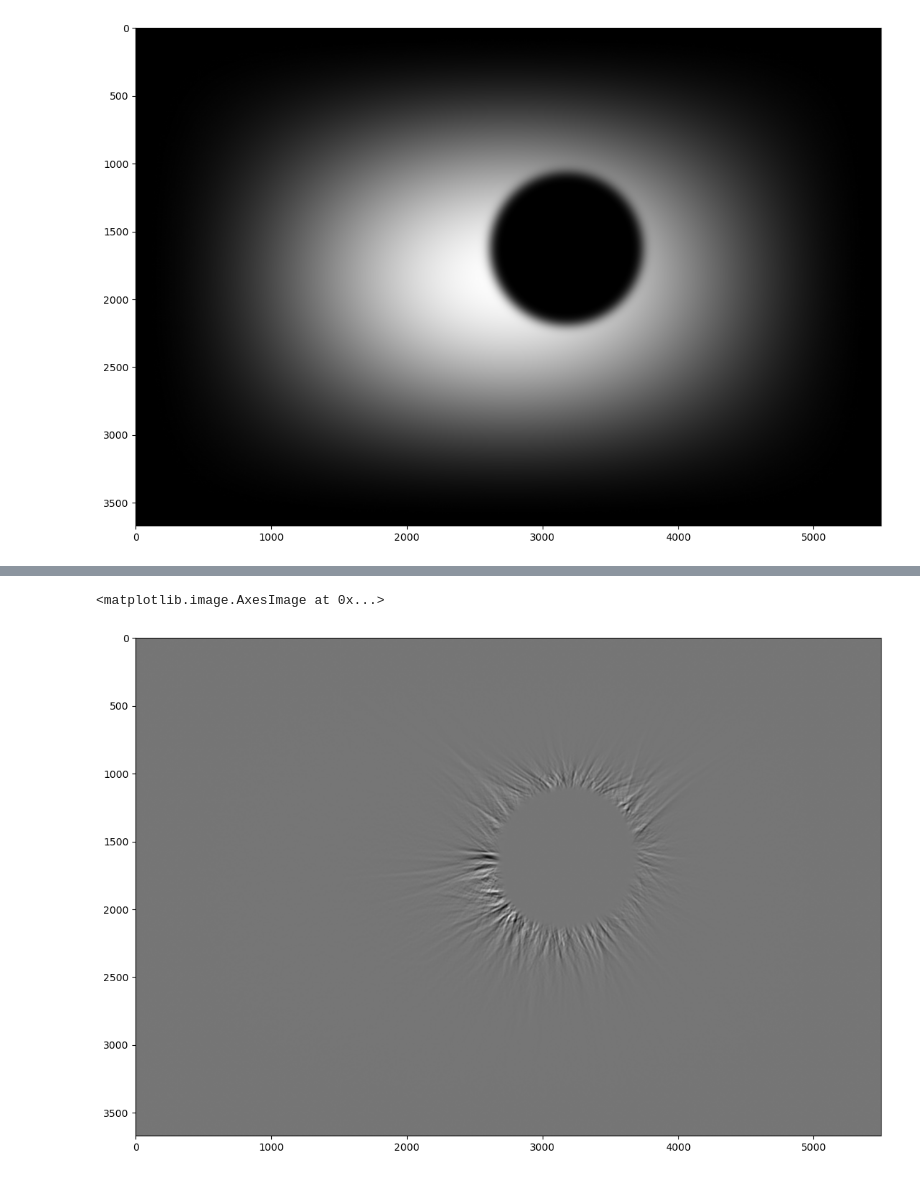
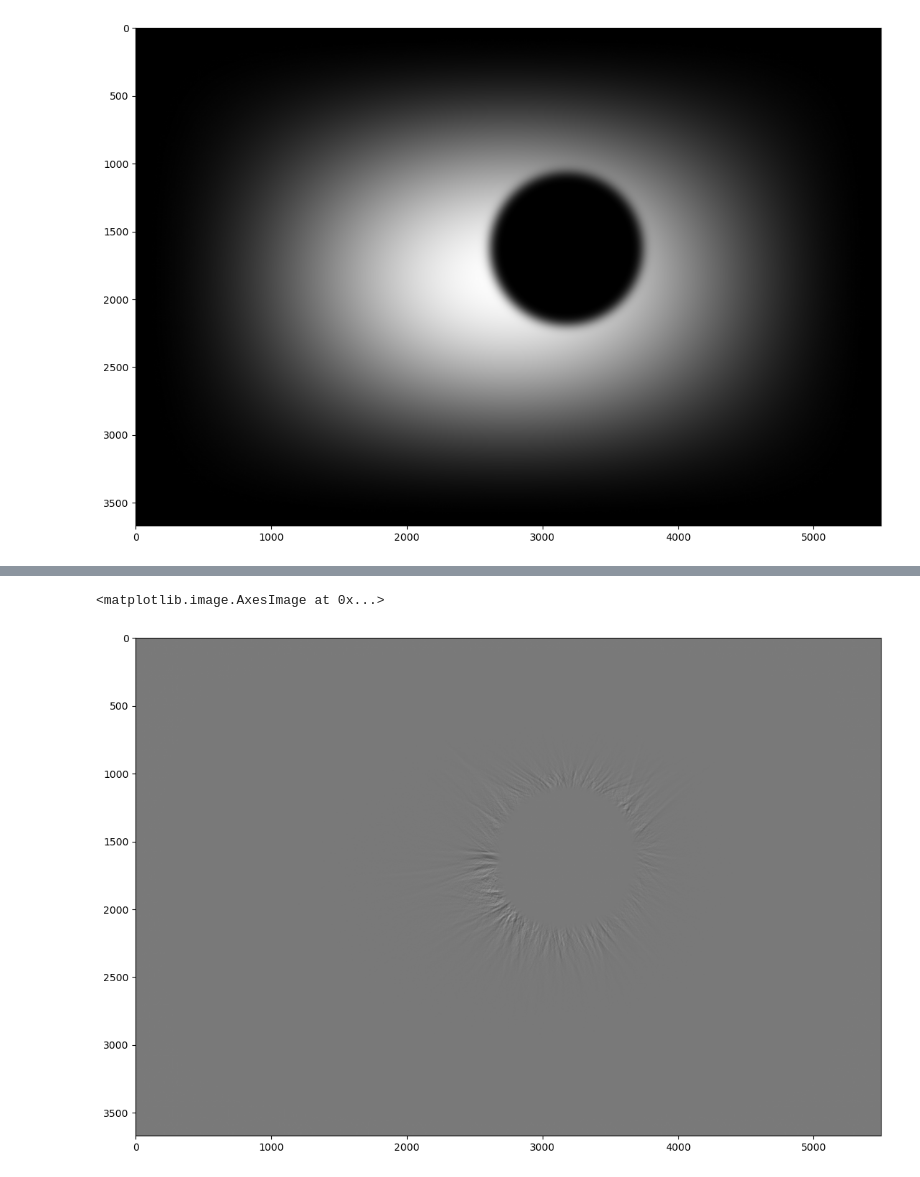
Before and after one commit to naavis/eclipsetools, a Jupyter notebook: notebooks/image-filtering-and-masking.ipynb, the cells around one changed output, grey strips where cells are left out. Saved outputs shown, nothing was run; the diff lists cells and outputs as text; code cells hidden in the pictures.

```diff
--- a/notebooks/image-filtering-and-masking.ipynb
+++ b/notebooks/image-filtering-and-masking.ipynb
@@ -97,35 +90,35 @@ def rotational_blur(
         num_steps (int): Number of rotated images to average.
         max_angle (float): Maximum rotation angle in degrees (blur extent).
         center (tuple): (x, y) coordinates of the rotation center.
 
     Returns:
         np.ndarray: Blurred image.
     """
     assert image.ndim == 2, "Input image must be grayscale (2D array)."
 
     h, w = image.shape
 
     accumulator = np.zeros_like(image, dtype=np.float32)
     angles = np.linspace(-max_angle, max_angle, num_steps)
 
     for angle in angles:
         M = cv2.getRotationMatrix2D((center[1], center[0]), angle, 1.0)
         rotated = cv2.warpAffine(
             image, M, (w, h),
             flags=cv2.INTER_LINEAR,
             borderMode=cv2.BORDER_REFLECT
         )
         accumulator += rotated.astype(np.float32)
 
     blurred = np.clip(accumulator / num_steps, 0.0, 1.0).astype(np.float32)
     return blurred
 
 rot_angle = 1
-hp_image = lp_image - rotational_blur(lp_image, num_steps=int(rot_angle*4), max_angle=rot_angle, center=(found_circle[0], found_circle[1]))
+hp_image = image_gray - rotational_blur(image_gray, num_steps=int(rot_angle*4), max_angle=rot_angle, center=(found_circle[0], found_circle[1]))
 plt.imshow(combined_mask * hp_image, cmap='gray')
 # %% [output]
 <matplotlib.image.AxesImage at 0x...>
-[figure, old version]
+[figure, new version]
 # %%
 def rotational_blur_polar(
     image: np.ndarray,
```
Also changed, not shown: parts of 3 cells of this notebook.
